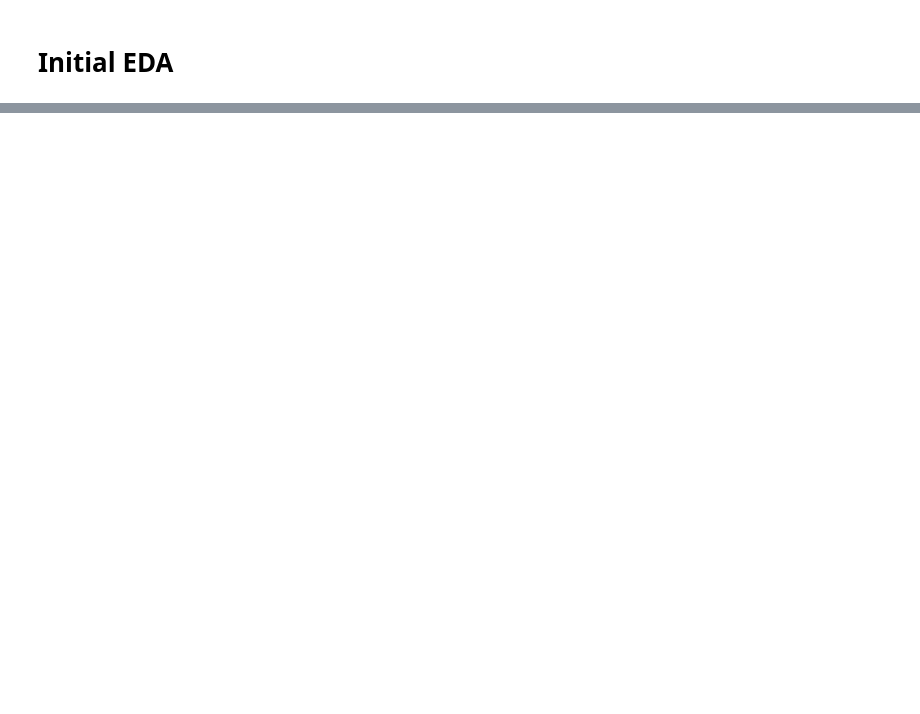
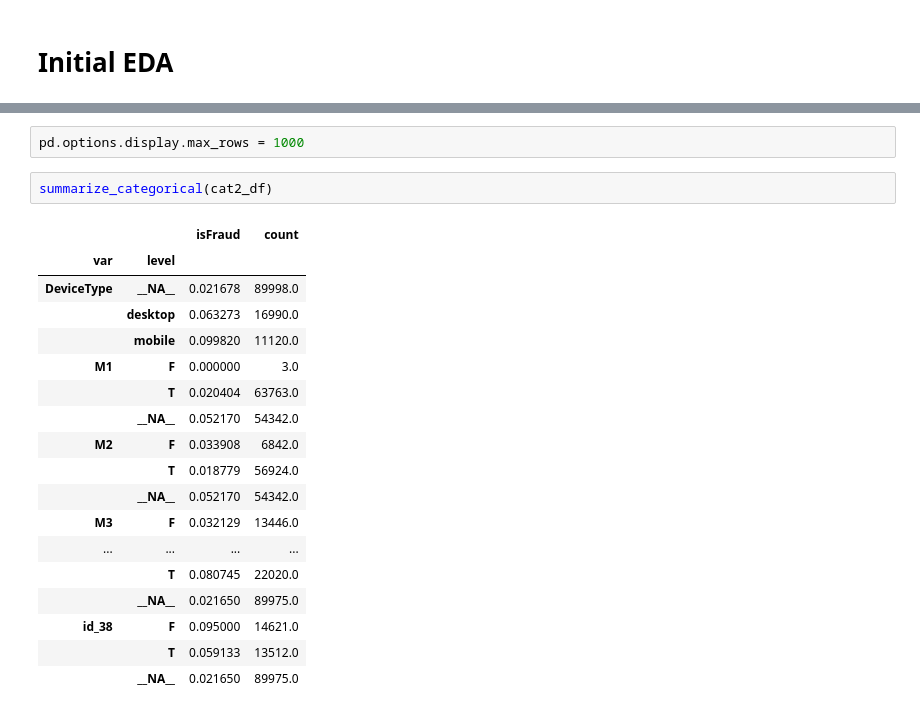
Before and after one commit to jimthompson5802/IEEEFraudDetection, a Jupyter notebook: eda/inital_eda.ipynb, the cells around one changed output, grey strips where cells are left out. Drawn from its saved outputs; the diff is of its cells as text; blank space fills up the shorter version.

```diff
--- a/eda/inital_eda.ipynb
+++ b/eda/inital_eda.ipynb
@@ -180,0 +237,23 @@ sns.boxplot("isFraud", "log_value", data=df2)
+# %%
+pd.options.display.max_rows = 1000
+# %%
+summarize_categorical(cat2_df)
+# %% [output]
+|  |  | isFraud | count |
+| var | level |  |  |
+| DeviceType | __NA__ | 0.021678 | 89998.0 |
+|  | desktop | 0.063273 | 16990.0 |
+|  | mobile | 0.099820 | 11120.0 |
+| M1 | F | 0.000000 | 3.0 |
+|  | T | 0.020404 | 63763.0 |
+|  | __NA__ | 0.052170 | 54342.0 |
+| M2 | F | 0.033908 | 6842.0 |
+|  | T | 0.018779 | 56924.0 |
+|  | __NA__ | 0.052170 | 54342.0 |
+| M3 | F | 0.032129 | 13446.0 |
+| ... | ... | ... | ... |
+|  | T | 0.080745 | 22020.0 |
+|  | __NA__ | 0.021650 | 89975.0 |
+| id_38 | F | 0.095000 | 14621.0 |
+|  | T | 0.059133 | 13512.0 |
+|  | __NA__ | 0.021650 | 89975.0 |
```
Also changed, not shown: parts of 56 cells of this notebook, 1 other file.
